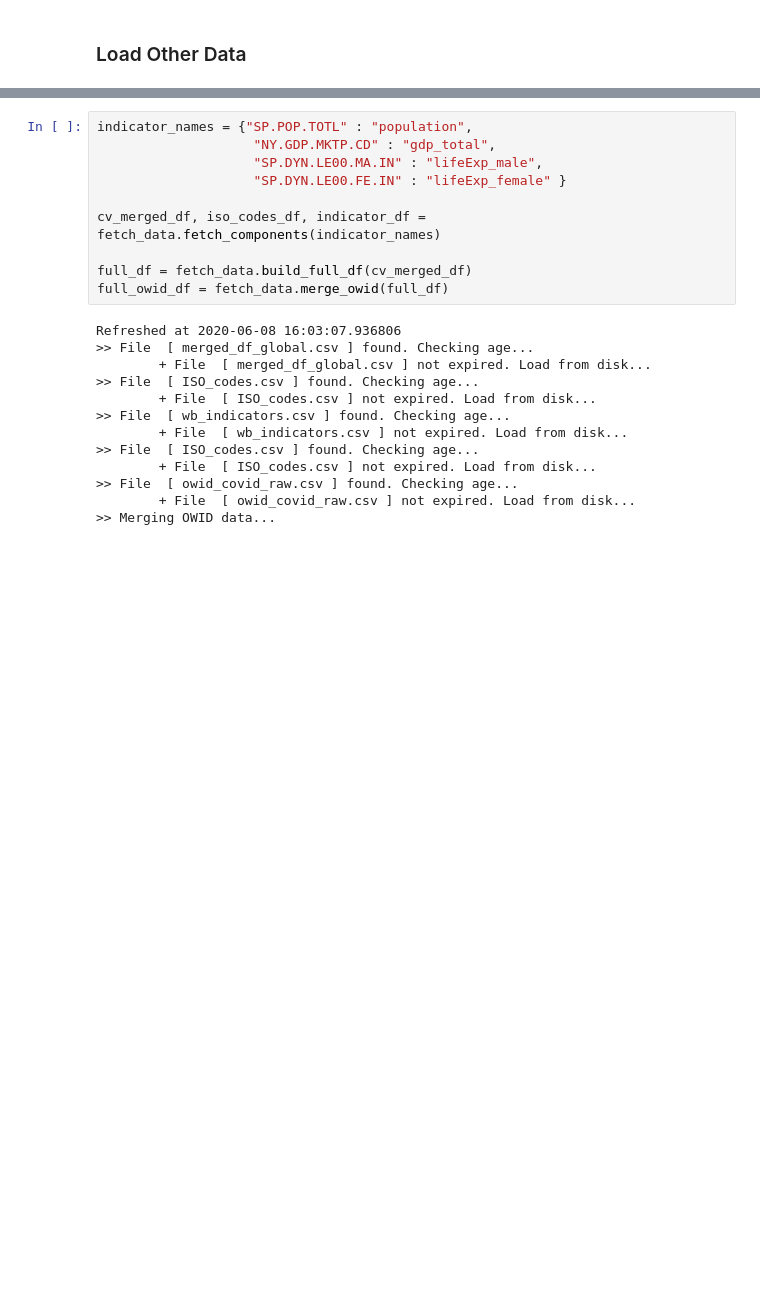
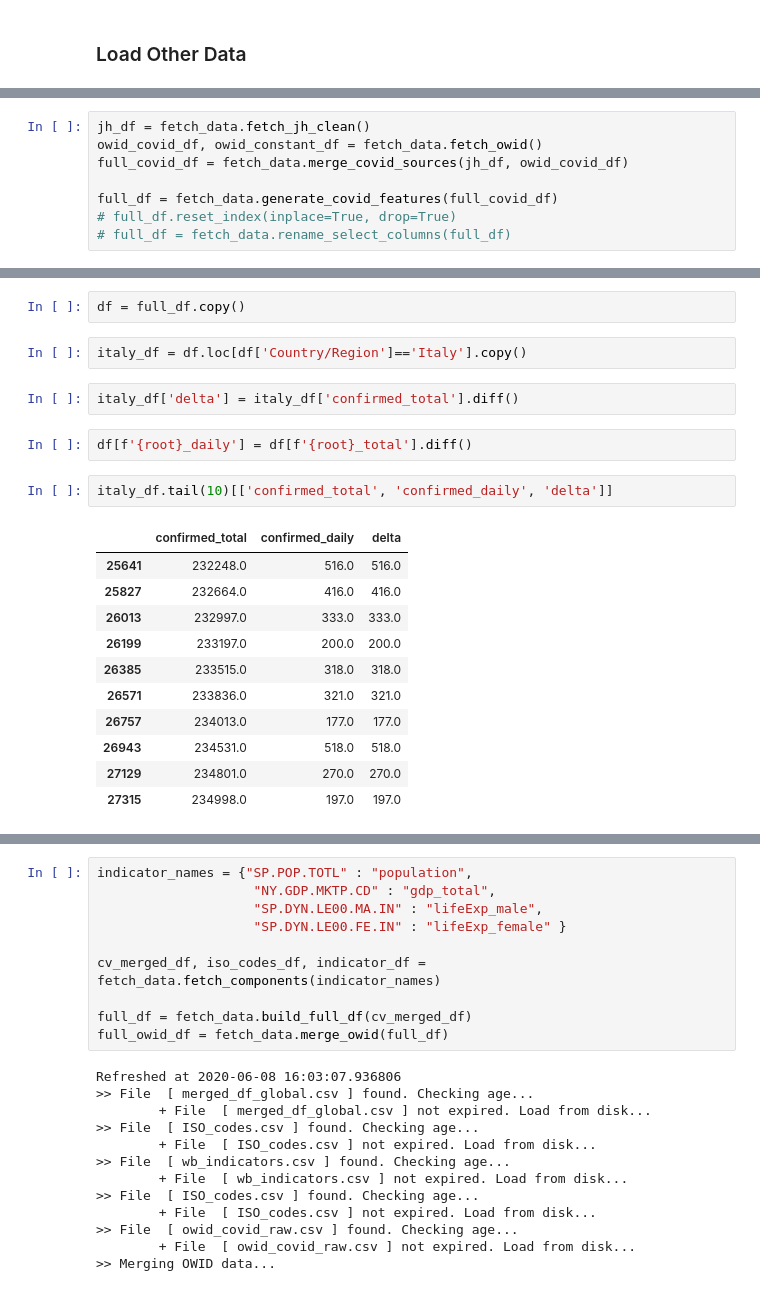
Before and after one commit to rckeely2/cv_dashboard, a Jupyter notebook: testing_data.ipynb, the cells around one changed output, grey strips where cells are left out. Drawn from its saved outputs; the diff is of its cells as text; blank space fills up the shorter version.

```diff
--- a/testing_data.ipynb
+++ b/testing_data.ipynb
@@ -114,0 +182,8 @@ Refreshed at 2020-06-08 16:04:49.770892
+# %%
+jh_df = fetch_data.fetch_jh_clean()
+owid_covid_df, owid_constant_df = fetch_data.fetch_owid()
+full_covid_df = fetch_data.merge_covid_sources(jh_df, owid_covid_df)
+
+full_df = fetch_data.generate_covid_features(full_covid_df)
+# full_df.reset_index(inplace=True, drop=True)
+# full_df = fetch_data.rename_select_columns(full_df)
@@ -114,0 +213,22 @@ Refreshed at 2020-06-08 16:04:49.770892
+# %%
+df = full_df.copy()
+# %%
+italy_df = df.loc[df['Country/Region']=='Italy'].copy()
+# %%
+italy_df['delta'] = italy_df['confirmed_total'].diff()
+# %%
+df[f'{root}_daily'] = df[f'{root}_total'].diff()
+# %%
+italy_df.tail(10)[['confirmed_total', 'confirmed_daily', 'delta']]
+# %% [output]
+|  | confirmed_total | confirmed_daily | delta |
+| 25641 | 232248.0 | 516.0 | 516.0 |
+| 25827 | 232664.0 | 416.0 | 416.0 |
+| 26013 | 232997.0 | 333.0 | 333.0 |
+| 26199 | 233197.0 | 200.0 | 200.0 |
+| 26385 | 233515.0 | 318.0 | 318.0 |
+| 26571 | 233836.0 | 321.0 | 321.0 |
+| 26757 | 234013.0 | 177.0 | 177.0 |
+| 26943 | 234531.0 | 518.0 | 518.0 |
+| 27129 | 234801.0 | 270.0 | 270.0 |
+| 27315 | 234998.0 | 197.0 | 197.0 |
```
Also changed, not shown: parts of 56 cells of this notebook, 3 other files.
